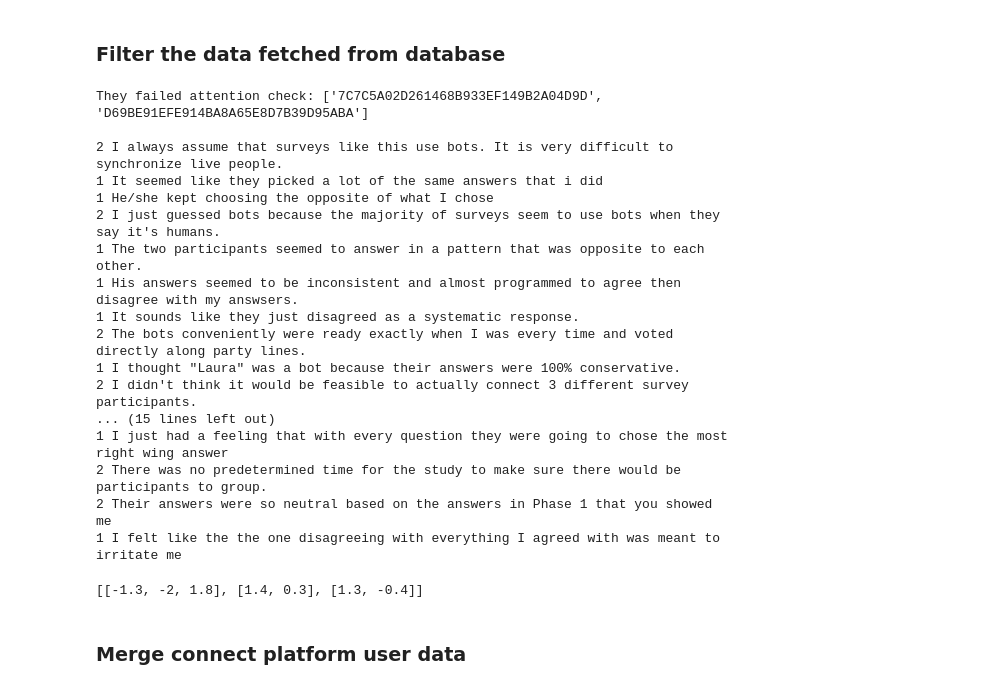
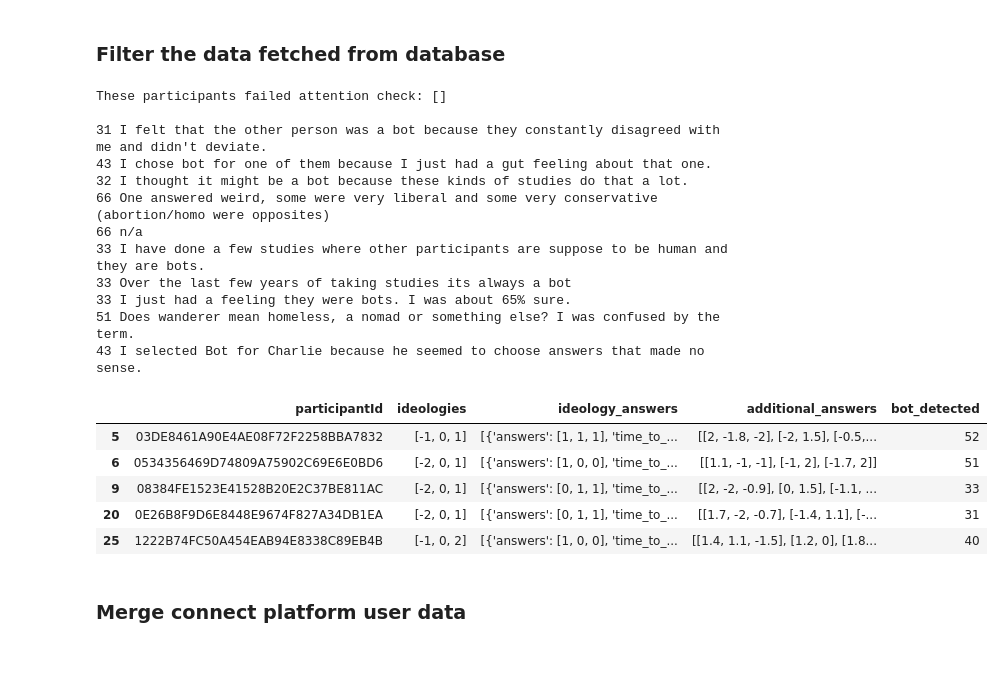
Before and after one commit to yindeqiang/Online-Politicization-Experiment-Website, a Jupyter notebook: data_analysis/pilot_1.ipynb, the cells around one changed output. Cells and saved outputs as stored; diff of their text form; code cells hidden in the pictures; blank space fills up the shorter version.

```diff
--- a/data_analysis/pilot_1.ipynb
+++ b/data_analysis/pilot_1.ipynb
@@ -45,46 +45,45 @@ Data read finished
 # %% [markdown]
 ### Filter the data fetched from database
 # %%
-experiment_date = '2023-08-16'
+experiment_date = '2023-09-03'
 df = df[df['submit_time'] >= experiment_date]
 df['bot_detected'] = df['bot_detected'].astype(int)
 df['ideology_answers'] = df['ideology_answers'].apply(literal_eval)
 df['additional_answers'] = df['additional_answers'].apply(literal_eval)
 
 # attention check
 df_attention_check_failed = df[df['attention_passed'] == 0]
-print("They failed attention check:", df_attention_check_failed['participantId'].tolist(), "\n")
+print("These participants failed attention check:", df_attention_check_failed['participantId'].tolist(), "\n")
+df = df[df['attention_passed'] == 1]
 
 # reason
 selected_reason_wrap = df[(df['reason'] != '') & (df['reason'] != 'None') & (df['reason'] != 'none') & (df['bot_detected'] > 0)]
 for _, row in selected_reason_wrap.iterrows():
     print(int(row['bot_detected']), row['reason'])
+
+# drop columns
+columns_to_drop = ['assignmentId', 'projectId', 'attention_passed', 'total_time', 'submit_time', 'reason', 'identity_choices']
+df.drop(columns_to_drop, axis=1, inplace=True)
+df.head()
 # %% [output]
-They failed attention check: ['7C7C5A02D261468B933EF149B2A04D9D', 'D69BE91EFE914BA8A65E8D7B39D95ABA']
+These participants failed attention check: []
 
-2 I always assume that surveys like this use bots. It is very difficult to synchronize live people.
-1 It seemed like they picked a lot of the same answers that i did
-1 He/she kept choosing the opposite of what I chose
-2 I just guessed bots because the majority of surveys seem to use bots when they say it's humans.
-1 The two participants seemed to answer in a pattern that was opposite to each other.
-1 His answers seemed to be inconsistent and almost programmed to agree then disagree with my answsers.
-1 It sounds like they just disagreed as a systematic response.
-2 The bots conveniently were ready exactly when I was every time and voted directly along party lines.
-1 I thought "Laura" was a bot because their answers were 100% conservative.
-2 I didn't think it would be feasible to actually connect 3 different survey participants.
-... (15 lines left out)
-1 I just had a feeling that with every question they were going to chose the most right wing answer
-2 There was no predetermined time for the study to make sure there would be participants to group.
-2 Their answers were so neutral based on the answers in Phase 1 that you showed me
-1 I felt like the the one disagreeing with everything I agreed with was meant to irritate me
+31 I felt that the other person was a bot because they constantly disagreed with me and didn't deviate.
+43 I chose bot for one of them because I just had a gut feeling about that one.
+32 I thought it might be a bot because these kinds of studies do that a lot.
+66 One answered weird, some were very liberal and some very conservative (abortion/homo were opposites)
+66 n/a
+33 I have done a few studies where other participants are suppose to be human and they are bots.
+33 Over the last few years of taking studies its always a bot
+33 I just had a feeling they were bots. I was about 65% sure.
+51 Does wanderer mean homeless, a nomad or something else? I was confused by the term.
+43 I selected Bot for Charlie because he seemed to choose answers that made no sense.
+|  | participantId | ideologies | ideology_answers | additional_answers | bot_detected |
+| 5 | 03DE8461A90E4AE08F72F2258BBA7832 | [-1, 0, 1] | [{'answers': [1, 1, 1], 'time_to_... | [[2, -1.8, -2], [-2, 1.5], [-0.5,... | 52 |
+| 6 | 0534356469D74809A75902C69E6E0BD6 | [-2, 0, 1] | [{'answers': [1, 0, 0], 'time_to_... | [[1.1, -1, -1], [-1, 2], [-1.7, 2]] | 51 |
+| 9 | 08384FE1523E41528B20E2C37BE811AC | [-2, 0, 1] | [{'answers': [0, 1, 1], 'time_to_... | [[2, -2, -0.9], [0, 1.5], [-1.1, ... | 33 |
+| 20 | 0E26B8F9D6E8448E9674F827A34DB1EA | [-2, 0, 1] | [{'answers': [0, 1, 1], 'time_to_... | [[1.7, -2, -0.7], [-1.4, 1.1], [-... | 31 |
+| 25 | 1222B74FC50A454EAB94E8338C89EB4B | [-1, 0, 2] | [{'answers': [1, 0, 0], 'time_to_... | [[1.4, 1.1, -1.5], [1.2, 0], [1.8... | 40 |
-# %%
-# drop columns
-df = df[df['attention_passed'] == 1]
-columns_to_drop = ['assignmentId', 'projectId', 'attention_passed', 'total_time', 'submit_time', 'reason', 'identity_choices']
-df.drop(columns_to_drop, axis=1, inplace=True)
-df.head()
-# %% [output]
-[[-1.3, -2, 1.8], [1.4, 0.3], [1.3, -0.4]]
 # %% [markdown]
 ### Merge connect platform user data
 # %%
```
Also changed, not shown: parts of 7 cells of this notebook, 3 other files.
